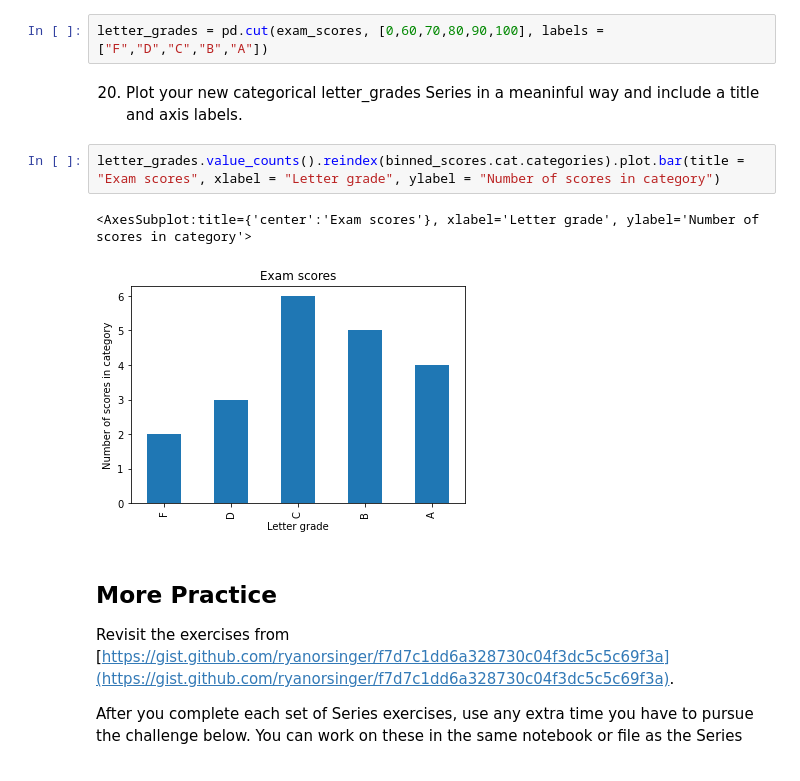
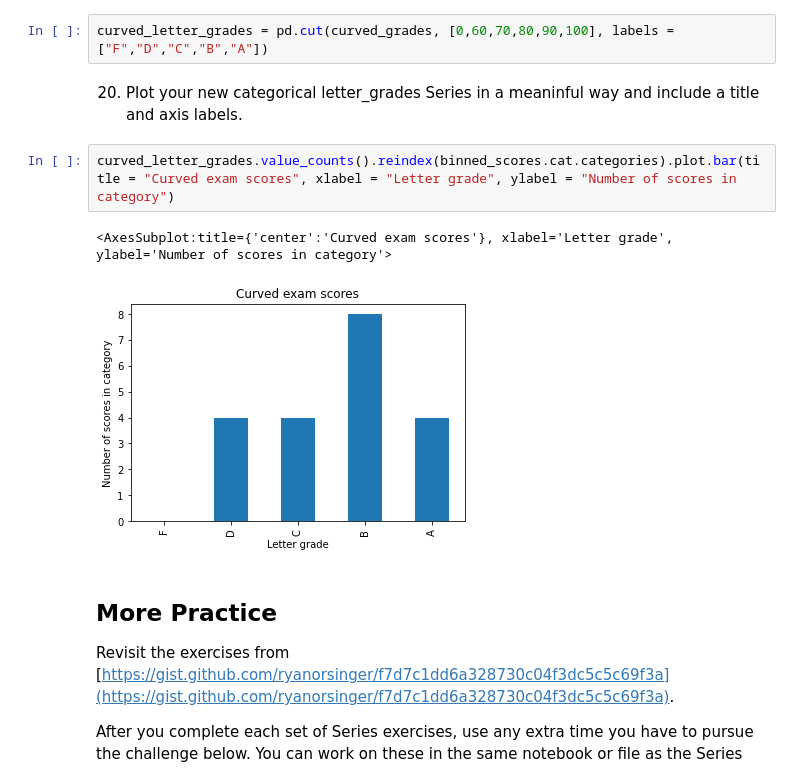
Before and after one commit to jesse-d-marder/numpy-pandas-visualization-exercises, a Jupyter notebook: pandas_series.ipynb, the cells around one changed output. Cells and saved outputs as stored; diff of their text form.

```diff
--- a/pandas_series.ipynb
+++ b/pandas_series.ipynb
@@ -391,14 +391,14 @@ curved_grades = exam_scores + curve_amount
 # %% [markdown]
 19. Use a method to convert each of the numeric values in the curved_grades Series into a categorical value of letter grades. For example, 86 should be a 'B' and 95 should be an 'A'. Save this as a Series named letter_grades.
 # %%
-letter_grades = pd.cut(exam_scores, [0,60,70,80,90,100], labels =["F","D","C","B","A"])
+curved_letter_grades = pd.cut(curved_grades, [0,60,70,80,90,100], labels =["F","D","C","B","A"])
 # %% [markdown]
 20. Plot your new categorical letter_grades Series in a meaninful way and include a title and axis labels.
 # %%
-letter_grades.value_counts().reindex(binned_scores.cat.categories).plot.bar(title = "Exam scores", xlabel = "Letter grade", ylabel = "Number of scores in category")
+curved_letter_grades.value_counts().reindex(binned_scores.cat.categories).plot.bar(title = "Curved exam scores", xlabel = "Letter grade", ylabel = "Number of scores in category")
 # %% [output]
-<AxesSubplot:title={'center':'Exam scores'}, xlabel='Letter grade', ylabel='Number of scores in category'>
+<AxesSubplot:title={'center':'Curved exam scores'}, xlabel='Letter grade', ylabel='Number of scores in category'>
-[figure, old version]
+[figure, new version]
 # %% [markdown]
 ## More Practice
 
```
